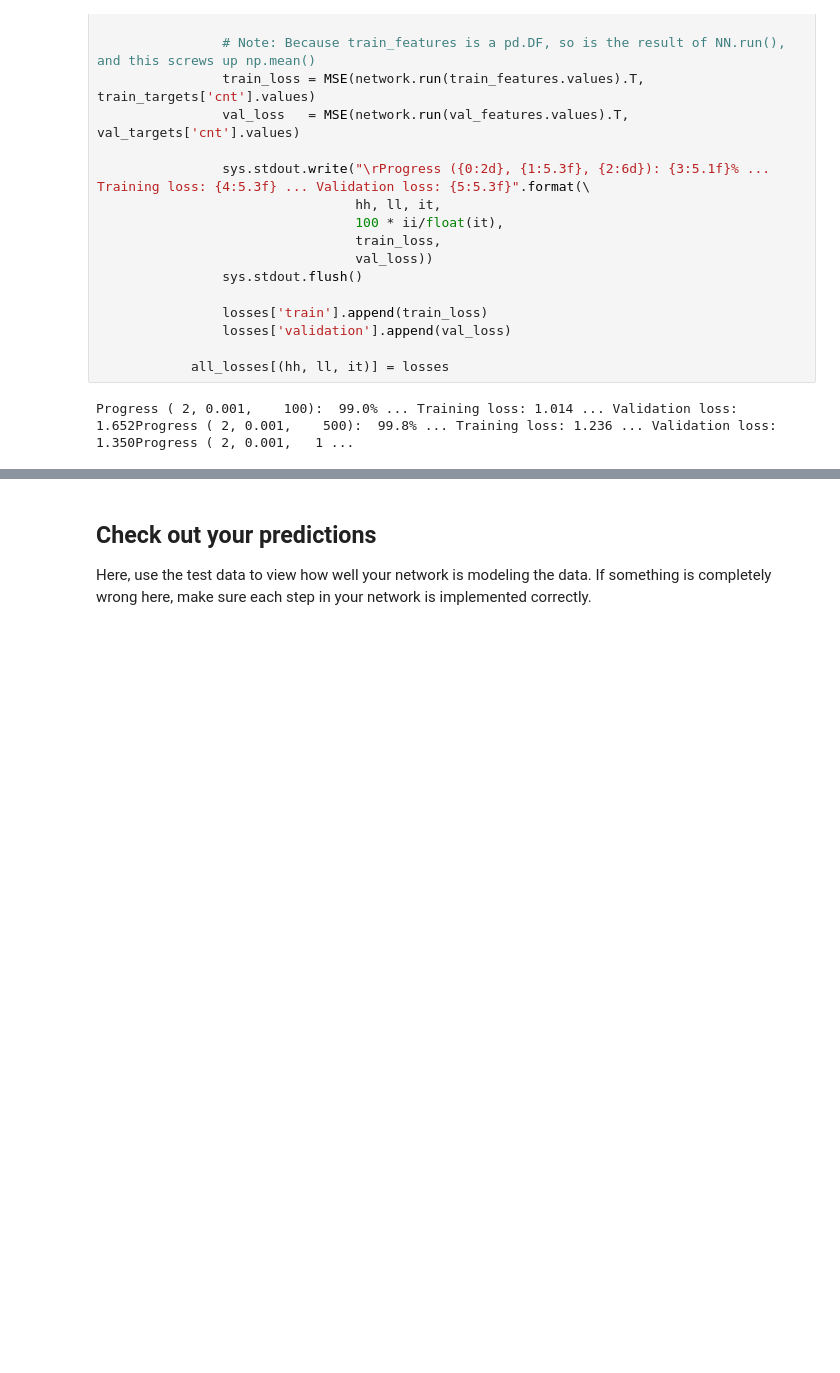
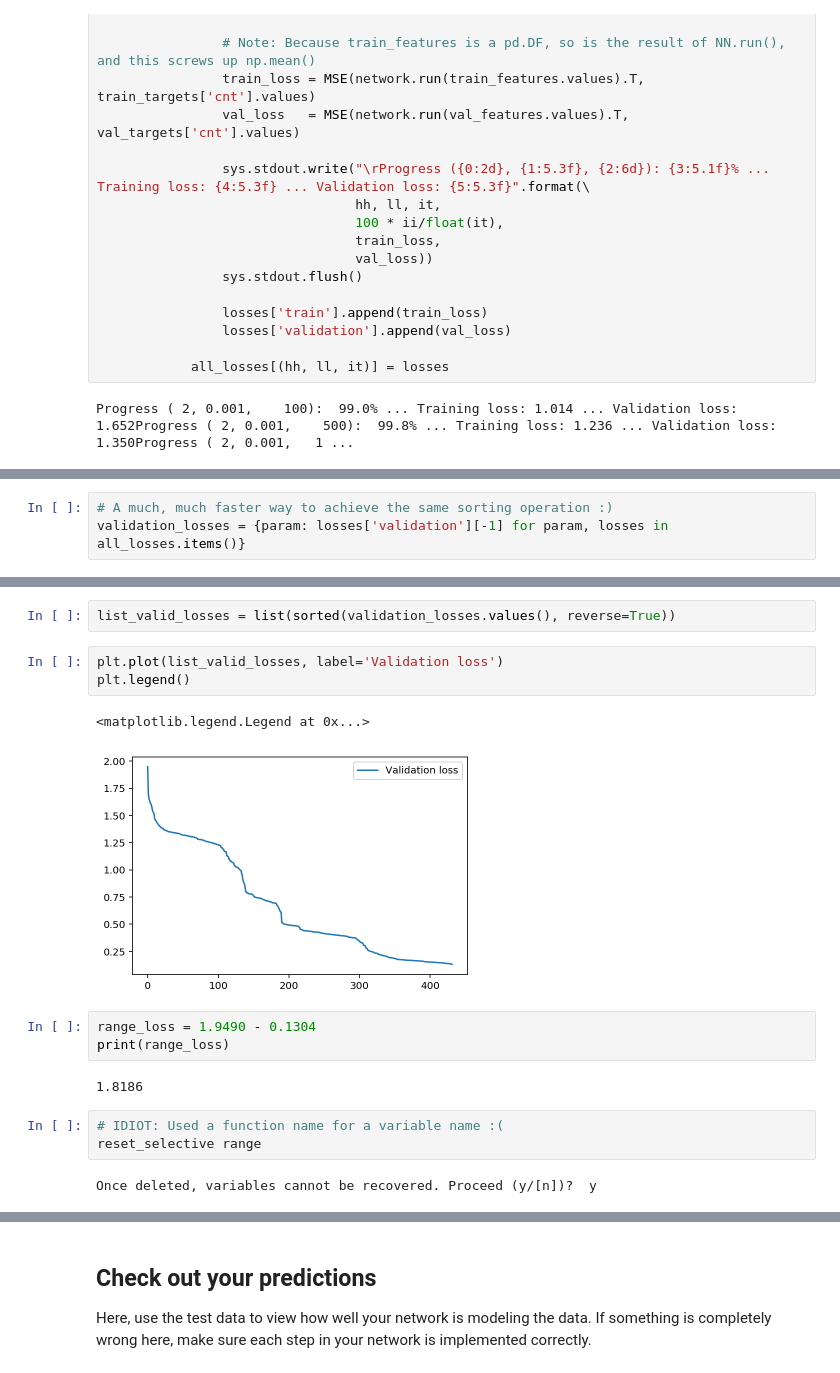
Before and after one commit to ivogeorg/deep-learning, a Jupyter notebook: first-neural-network/Your_first_neural_network.ipynb, the cells around one changed output, grey strips where cells are left out. Cells and saved outputs as stored; diff of their text form; blank space fills up the shorter version.

```diff
--- a/first-neural-network/Your_first_neural_network.ipynb
+++ b/first-neural-network/Your_first_neural_network.ipynb
@@ -361,0 +400,3 @@ Progress ( 2, 0.001,    100):  99.0% ... Training loss: 1.014 ... Validation los
+# %%
+# A much, much faster way to achieve the same sorting operation :)
+validation_losses = {param: losses['validation'][-1] for param, losses in all_losses.items()}
@@ -361,0 +502,18 @@ Progress ( 2, 0.001,    100):  99.0% ... Training loss: 1.014 ... Validation los
+# %%
+list_valid_losses = list(sorted(validation_losses.values(), reverse=True))
+# %%
+plt.plot(list_valid_losses, label='Validation loss')
+plt.legend()
+# %% [output]
+<matplotlib.legend.Legend at 0x...>
+[figure, added]
+# %%
+range_loss = 1.9490 - 0.1304
+print(range_loss)
+# %% [output]
+1.8186
+# %%
+# IDIOT: Used a function name for a variable name :(
+reset_selective range
+# %% [output]
+Once deleted, variables cannot be recovered. Proceed (y/[n])?  y
```
Also changed, not shown: parts of 37 cells of this notebook, 1 other file.
